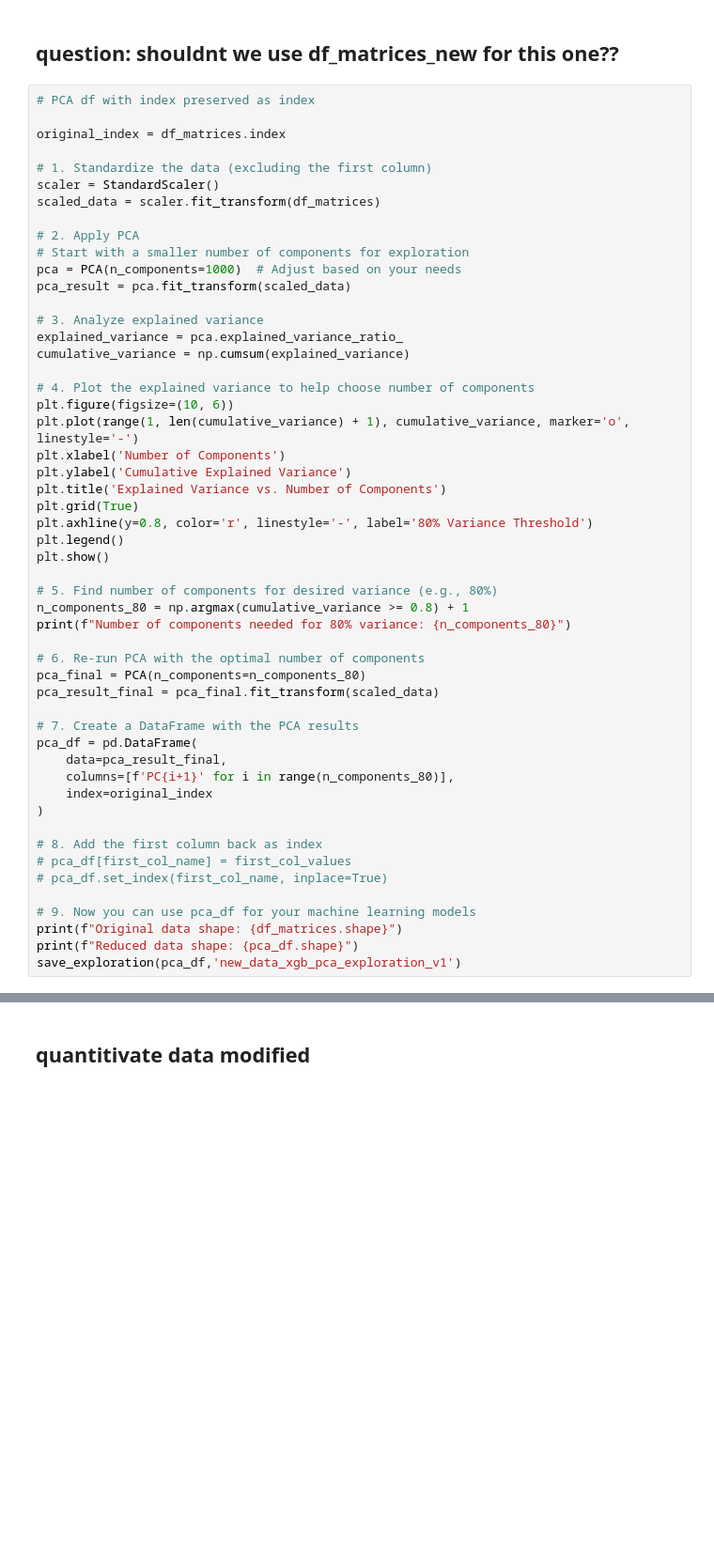
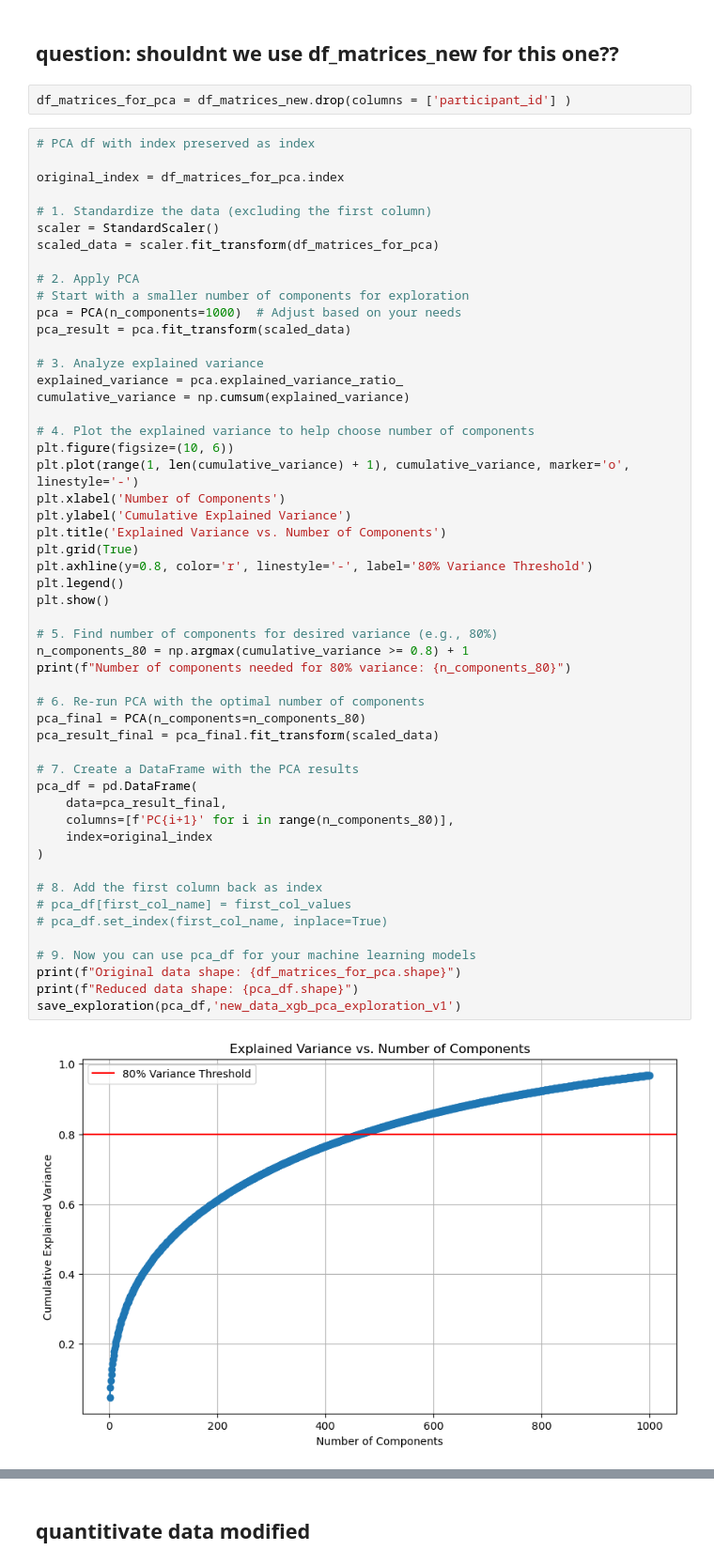
Before and after one commit to amohan601/kaggle-datathon-2025, a Jupyter notebook: combined-analysis.ipynb, the cells around one changed output, grey strips where cells are left out. Shown at 94% size. Saved outputs shown, nothing was run; the diff lists cells and outputs as text; blank space fills up the shorter version.

```diff
--- a/combined-analysis.ipynb
+++ b/combined-analysis.ipynb
@@ -271,14 +286,16 @@ saved the model
 ## Train with pca data instead of raw connectome matrices data
 # %% [markdown]
 ## question:  shouldnt we use df_matrices_new for this one??
+# %%
+df_matrices_for_pca = df_matrices_new.drop(columns = ['participant_id'] )
 # %%
 # PCA df with index preserved as index
 
-original_index = df_matrices.index
+original_index = df_matrices_for_pca.index
 
 # 1. Standardize the data (excluding the first column)
 scaler = StandardScaler()
-scaled_data = scaler.fit_transform(df_matrices)
+scaled_data = scaler.fit_transform(df_matrices_for_pca)
 
 # 2. Apply PCA
 # Start with a smaller number of components for exploration
@@ -296,31 +313,32 @@ plt.xlabel('Number of Components')
 plt.ylabel('Cumulative Explained Variance')
 plt.title('Explained Variance vs. Number of Components')
 plt.grid(True)
 plt.axhline(y=0.8, color='r', linestyle='-', label='80% Variance Threshold')
 plt.legend()
 plt.show()
 
 # 5. Find number of components for desired variance (e.g., 80%)
 n_components_80 = np.argmax(cumulative_variance >= 0.8) + 1
 print(f"Number of components needed for 80% variance: {n_components_80}")
 
 # 6. Re-run PCA with the optimal number of components
 pca_final = PCA(n_components=n_components_80)
 pca_result_final = pca_final.fit_transform(scaled_data)
 
 # 7. Create a DataFrame with the PCA results
 pca_df = pd.DataFrame(
     data=pca_result_final,
     columns=[f'PC{i+1}' for i in range(n_components_80)],
     index=original_index
 )
 
 # 8. Add the first column back as index
 # pca_df[first_col_name] = first_col_values
 # pca_df.set_index(first_col_name, inplace=True)
 
 # 9. Now you can use pca_df for your machine learning models
-print(f"Original data shape: {df_matrices.shape}")
+print(f"Original data shape: {df_matrices_for_pca.shape}")
 print(f"Reduced data shape: {pca_df.shape}")
 save_exploration(pca_df,'new_data_xgb_pca_exploration_v1')
 # %% [output]
+[figure, added]
```
Also changed, not shown: parts of 21 cells of this notebook, 6 other files.
